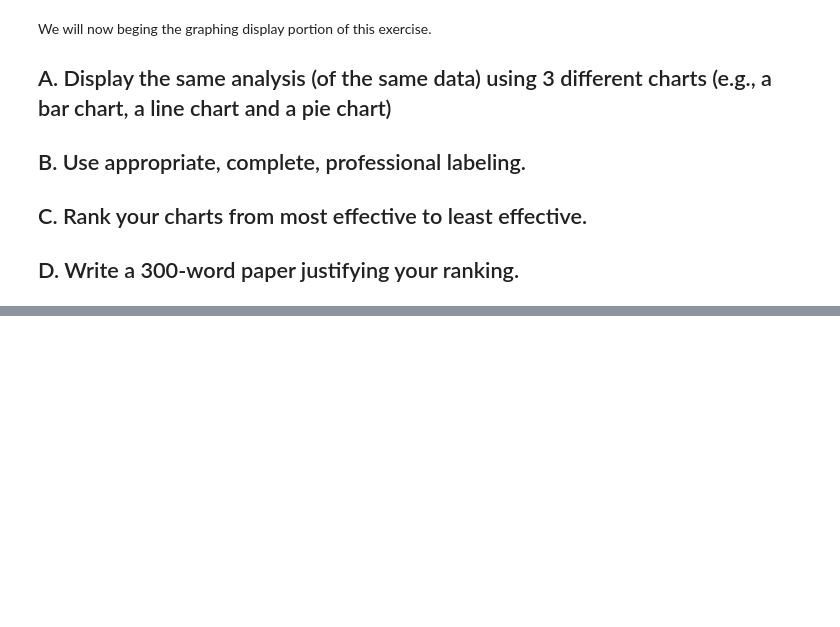
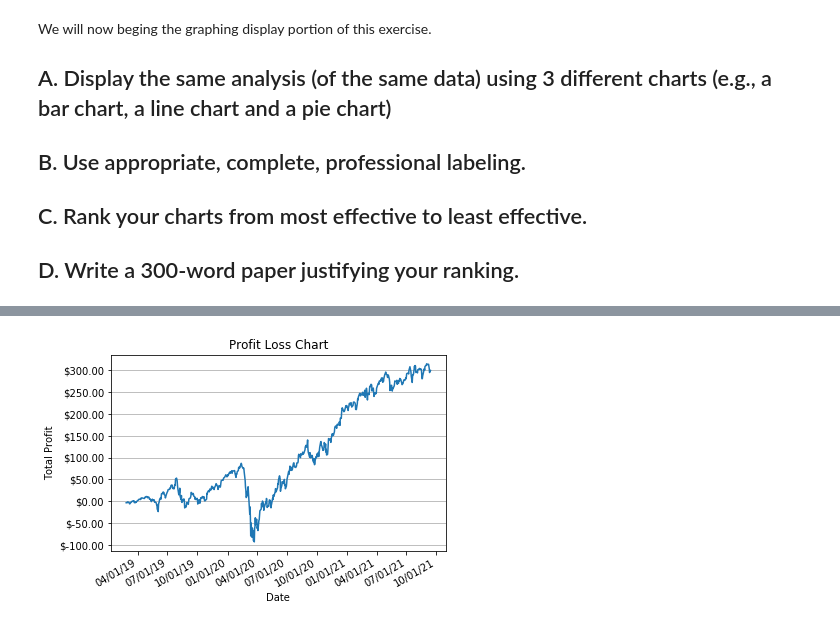
Before and after one commit to ramsey-king/DSC-550-Data-Mining, a Jupyter notebook: Week3/King_Ramsey_Exercise3-2.ipynb, the cells around one changed output, grey strips where cells are left out. Saved outputs shown, nothing was run; the diff lists cells and outputs as text; code cells hidden in the pictures; blank space fills up the shorter version.

```diff
--- a/Week3/King_Ramsey_Exercise3-2.ipynb
+++ b/Week3/King_Ramsey_Exercise3-2.ipynb
@@ -132 +133,23 @@ plt.show()
+# %%
+# The line chart.
+
+import matplotlib.pyplot as plt
+from matplotlib.ticker import StrMethodFormatter
+from matplotlib.dates import DateFormatter
+
+fig, ax = plt.subplots()
+
+ax.set_xlabel('Date')
+# ax.set_xticklabels(stock_df.index, rotation=45)
+fig.autofmt_xdate()
+ax.set_ylabel('Total Profit')
+ax.xaxis.set_major_formatter(DateFormatter('%D'))
+ax.yaxis.set_major_formatter(StrMethodFormatter('${x:1.2f}'))
+ax.set_title('Profit Loss Chart')
+
+ax.plot(stock_df.index, stock_df['Total P-L'], label='Profit/Loss')
+plt.grid(axis='y')
+plt.show()
+# %% [output]
+[figure, added]
 # %%
```
Also changed, not shown: parts of 4 cells of this notebook.
